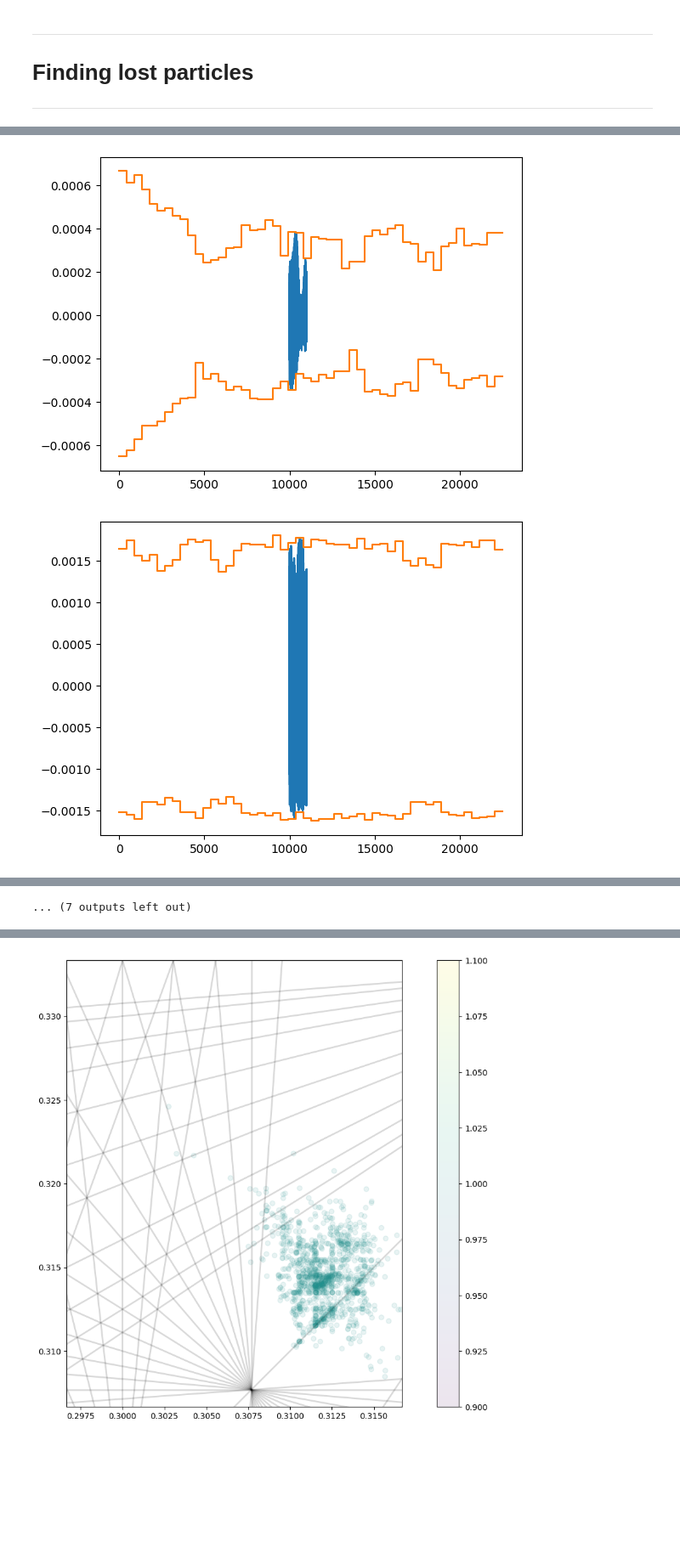
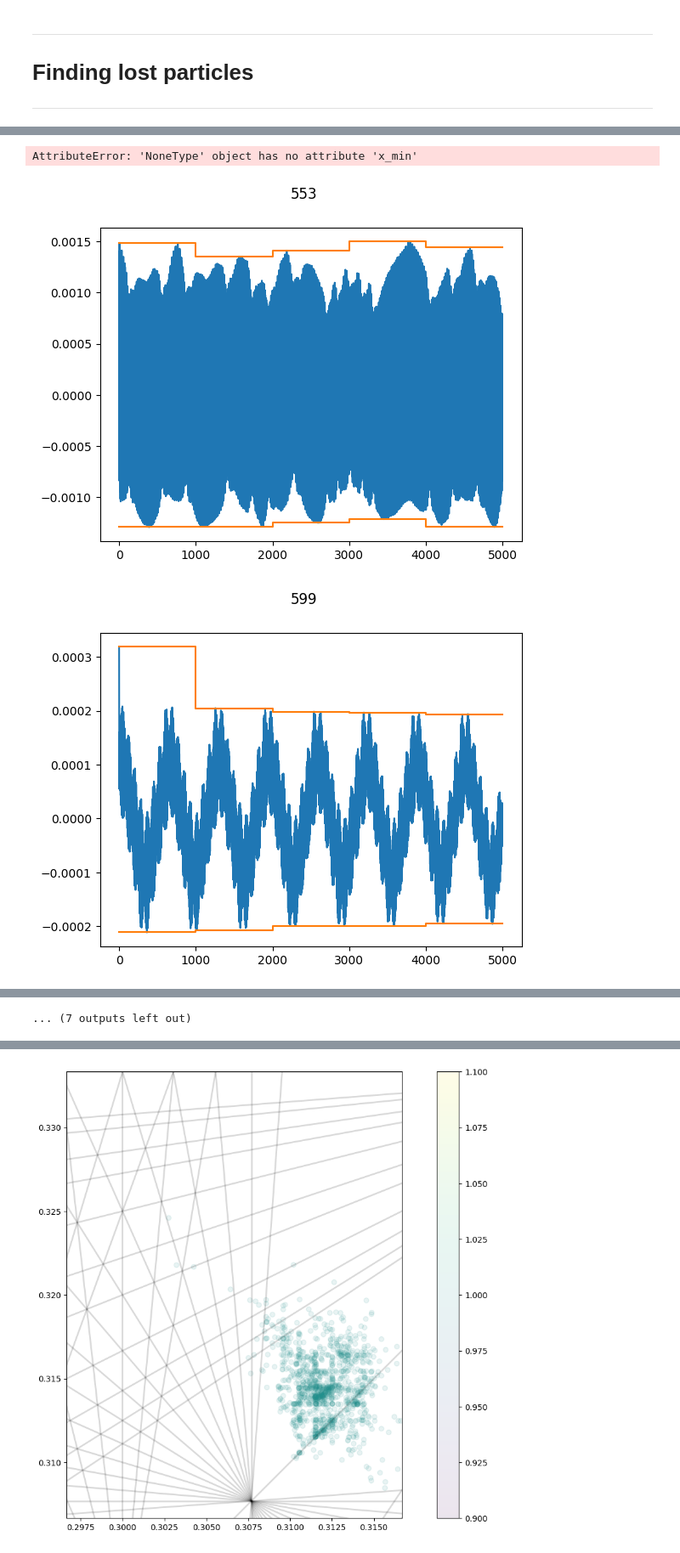
Before and after one commit to pbelange/BBStudies, a Jupyter notebook: Machines/XMask/Jobs/003_particle_dist_and_track/turn_b_turn.ipynb, the cells around one changed output, grey strips where cells are left out. Shown at 85% size. Saved outputs shown, nothing was run; the diff lists cells and outputs as text; code cells hidden in the pictures; blank space fills up the shorter version.

Commit message:
added checkpoints

```diff
--- a/Machines/XMask/Jobs/003_particle_dist_and_track/turn_b_turn.ipynb
+++ b/Machines/XMask/Jobs/003_particle_dist_and_track/turn_b_turn.ipynb
@@ -38,21 +38,13 @@ main = importlib.import_module('Jobs.003_particle_dist_and_track.main')
 
 
 
-BUNCH = 202
-tracking_path = f'zfruits/BBB_Signature/FULL/BUNCH_{str(BUNCH).zfill(4)}'
-tracked   = xPlus.Tracking_Interface.from_parquet(tracking_path ,partition_name='CHUNK',
-                    start_at_turn = 10000,
-                    stop_at_turn  = 11000)
+tracking_path = 'zfruits/BBB_Signature/FULL/'
+tracked   = xPlus.Tracking_Interface.from_parquet(tracking_path ,partition_name='CHUNK')
 
-trk0   = xPlus.Tracking_Interface.from_parquet(tracking_path ,partition_name='CHUNK',
-                    start_at_turn = 0,
-                    stop_at_turn  = 10)
-
-
-data_path = 'zfruits/BBB_Signature/DATA'
-data      = xPlus.Tracking_Interface.from_parquet(data_path,partition_name='BUNCH',partition_ID=str(BUNCH).zfill(4))
-
-tracked._data = data.data
+data_path = 'zfruits/BBB_Signature/DATA/'
+data      = xPlus.Tracking_Interface.from_parquet(data_path,partition_name='BUNCH')
+_cpt      = xPlus.Tracking_Interface.from_parquet(data_path.replace('DATA','CHECKPOINTS'),partition_name='BUNCH')
+data._checkpoint = _cpt._checkpoint
 # %% [markdown]
 ---
 # Finding lost particles
@@ -109,20 +85,23 @@ tracked.data.loc[:,'lost'] = tracked.data.groupby('particle').beyond_coll.cumsum
 
 Intensity= tracked.data[~tracked.data.lost].groupby('start_at_turn').count().lost
 survived  = tracked.data[~tracked.data.lost].groupby('start_at_turn').get_group(tracked.data.start_at_turn.max()).particle
+# %% [output]
+AttributeError: 'NoneType' object has no attribute 'x_min'
 # %%
 
 
-worst_particles = tracked.data.groupby('particle').apply(lambda part: np.max(part.x_max)-np.min(part.x_max)).sort_values(ascending=False).index
+worst_particles = data.data.groupby('particle').apply(lambda part: np.max(part.x_max)-np.min(part.x_max)).sort_values(ascending=False).index
 
 for part_ID in worst_particles[1:20]:
 # for part_ID in np.arange(10,20):
     df = tracked.df.groupby('particle').get_group(part_ID)
-    calc = tracked.data.groupby('particle').get_group(part_ID)
+    calc = data.data.groupby('particle').get_group(part_ID)
 
     plt.figure()
+    plt.suptitle(part_ID)
     plt.plot(df.turn,df.x,'-')
     plt.step(list(calc.start_at_turn) + [list(calc.stop_at_turn)[-1]],list(calc.x_min) + [np.nan],'-',where='post')
     plt.step(list(calc.start_at_turn) + [list(calc.stop_at_turn)[-1]],list(calc.x_max) + [np.nan],'-',where='post',color='C1')
 # %% [output]
-[figure, old version]
+[figure, new version]
-[figure, old version]
+[figure, new version]
```
Also changed, not shown: parts of 6 cells of this notebook, 13 other files.
